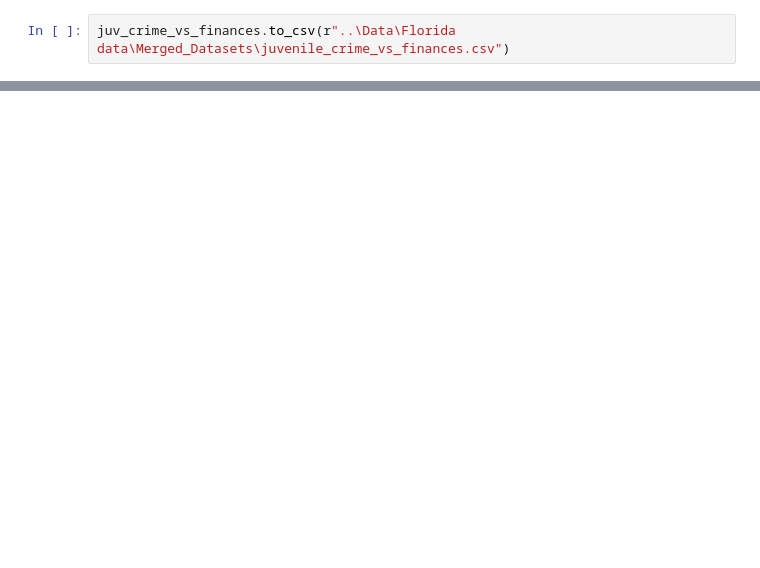
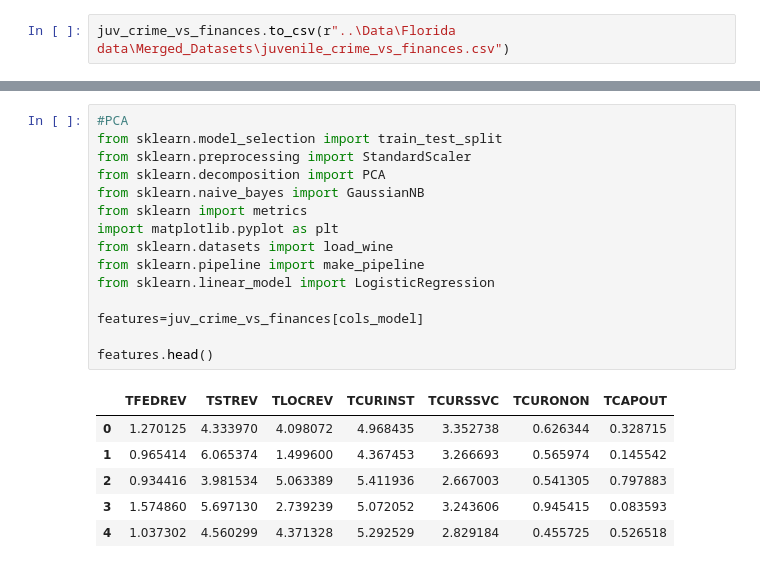
Before and after one commit to cschubert29/Intro_DS_Project, a Jupyter notebook: Code/Finances_vs_Juvenile_Crime.ipynb, the cells around one changed output, grey strips where cells are left out. Drawn from its saved outputs; the diff is of its cells as text; blank space fills up the shorter version.

```diff
--- a/Code/Finances_vs_Juvenile_Crime.ipynb
+++ b/Code/Finances_vs_Juvenile_Crime.ipynb
@@ -165,2 +172,24 @@ OLS Regression Results
 Warnings:
 [1] Standard Errors assume that the covariance matrix of the errors is correctly specified.
+# %%
+#PCA
+from sklearn.model_selection import train_test_split
+from sklearn.preprocessing import StandardScaler
+from sklearn.decomposition import PCA
+from sklearn.naive_bayes import GaussianNB
+from sklearn import metrics
+import matplotlib.pyplot as plt
+from sklearn.datasets import load_wine
+from sklearn.pipeline import make_pipeline
+from sklearn.linear_model import LogisticRegression
+
+features=juv_crime_vs_finances[cols_model]
+
+features.head()
+# %% [output]
+|  | TFEDREV | TSTREV | TLOCREV | TCURINST | TCURSSVC | TCURONON | TCAPOUT |
+| 0 | 1.270125 | 4.333970 | 4.098072 | 4.968435 | 3.352738 | 0.626344 | 0.328715 |
+| 1 | 0.965414 | 6.065374 | 1.499600 | 4.367453 | 3.266693 | 0.565974 | 0.145542 |
+| 2 | 0.934416 | 3.981534 | 5.063389 | 5.411936 | 2.667003 | 0.541305 | 0.797883 |
+| 3 | 1.574860 | 5.697130 | 2.739239 | 5.072052 | 3.243606 | 0.945415 | 0.083593 |
+| 4 | 1.037302 | 4.560299 | 4.371328 | 5.292529 | 2.829184 | 0.455725 | 0.526518 |
```
Also changed, not shown: parts of 13 cells of this notebook, 11 other files.
